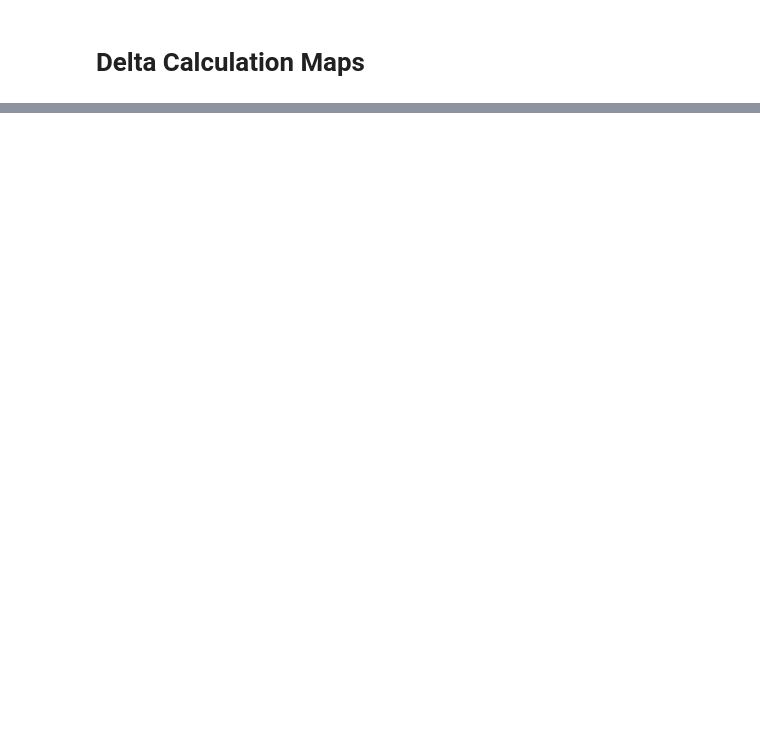
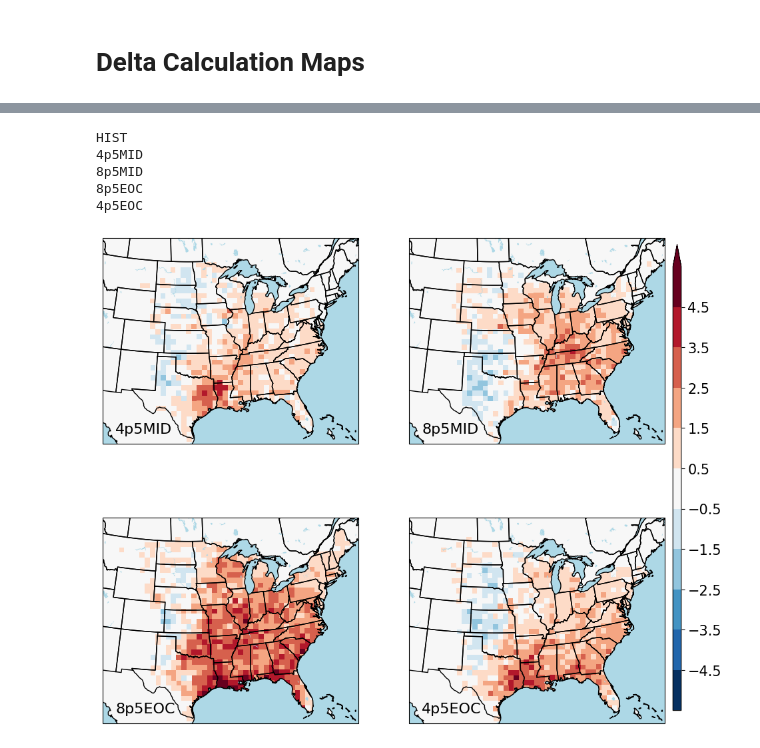
Before and after one commit to jcorner1/SYN_SERV, a Jupyter notebook: Code/Delta_Calculation_Maps.ipynb, the cells around one changed output, grey strips where cells are left out. Saved outputs shown, nothing was run; the diff lists cells and outputs as text; code cells hidden in the pictures; blank space fills up the shorter version.

Commit message:
Start delta maps

```diff
--- a/Code/Delta_Calculation_Maps.ipynb
+++ b/Code/Delta_Calculation_Maps.ipynb
@@ -14,5 +16,6 @@ import glob
 # %%
 from matplotlib.colors import ListedColormap, BoundaryNorm
+
 
 def div_colorbar():
 
@@ -37,7 +40,7 @@ def div_boundarynorm():
 
 
     cmap = div_colorbar()
-    classes = np.array(list(np.linspace(-22.5, 22.5, num=10)))
+    classes = np.array(list(np.linspace(-5, 5, num=11)))
     norm = BoundaryNorm(classes, ncolors=cmap.N)
 
     return cmap, norm
@@ -108,0 +51,77 @@ plt.show()
+# %%
+#load wrf-bcc dataframes
+df_HIST = pd.read_csv(f'/home/scratch/jcorner1/syn_sev/dataframes/HIST_UVV_REFC_regrid_threshold_dataframe.csv')
+df_8p5EOC = pd.concat(map(pd.read_csv, glob.glob('/home/scratch/jcorner1/syn_sev/dataframes/EOC8p5_UVV*')), ignore_index=True)
+df_4p5EOC = pd.concat(map(pd.read_csv, glob.glob('/home/scratch/jcorner1/syn_sev/dataframes/EOC4p5_UVV*')), ignore_index=True)
+df_8p5MID = pd.concat(map(pd.read_csv, glob.glob('/home/scratch/jcorner1/syn_sev/dataframes/MC8p5_UVV*')), ignore_index=True)
+df_4p5MID = pd.concat(map(pd.read_csv, glob.glob('/home/scratch/jcorner1/syn_sev/dataframes/MC4p5_UVV*')), ignore_index=True)
+
+#iterate through the epochs and threshold each based on UVV value
+epochs = ['HIST', '4p5MID', '8p5MID', '8p5EOC', '4p5EOC']
+
+for epoch in epochs:
+    locals()[f'df_{epoch}'] = locals()[f'df_{epoch}'][((locals()[f'df_{epoch}']['DBZ'] >= 40.0) & (locals()[f'df_{epoch}']['UVV'] >= 25.0))]
+    locals()[f'df_{epoch}']['Time'] = pd.to_datetime( locals()[f'df_{epoch}']['Time'])
+# %%
+#iterate through each epoch
+for epoch in epochs:
+    geog = xr.open_dataset("/home/scratch/WRF_BCC/geography/geo_em.d01.nc")
+    print(epoch)
+    df_wrf = locals()[f'df_{epoch}']
+    uhs = []
+
+    #iterate through each
+    for did, day in df_wrf.resample('24h', origin='1990-10-01 12:00:00', on='Time'):
+
+        results = np.zeros(shape=(899, 1399))
+        results[day.y.values.astype(int), day.x.values.astype(int)] = 1
+        uh_uvv = deepcopy(geog)
+        uh_uvv = uh_uvv.assign_coords({'Time': np.array([did])})
+        uh_uvv = uh_uvv.assign(UVV_DAYS = (('Time', 'south_north', 'west_east'), np.expand_dims(results, axis=0)))
+        uh_uvv = uh_uvv[['CLAT', 'CLONG', 'UVV_DAYS']].coarsen(south_north=20, west_east=20, boundary='trim').mean()
+        uh_uvv['UVV_DAYS'] = 1*(uh_uvv['UVV_DAYS'] > 0)
+
+        uhs.append(uh_uvv)
+
+    locals()[f'uhs_{epoch}'] = xr.concat(uhs, dim='Time')
+
+    if epoch != 'HIST':
+        locals()[f'delta_{epoch}'] = (np.sum(locals()[f'uhs_{epoch}'].UVV_DAYS.values, axis=0) - np.sum(uhs_HIST.UVV_DAYS.values, axis=0)) / 15
+# %% [output]
+HIST
+4p5MID
+8p5MID
+8p5EOC
+4p5EOC
+# %%
+#Plot the data
+fig = plt.figure(figsize=(12.5,10))
+plt.tick_params(left = False, right = False , labelleft = False ,
+                    labelbottom = False, bottom = False)
+
+divnorm=colors.TwoSlopeNorm(vmin=-5.5, vcenter=0., vmax=5.5)
+
+plt.subplots_adjust(right=0.8)
+cbar_ax = fig.add_axes([0.81, 0.15, 0.01, 0.7])
+
+for i in range(len(epochs[1:])):
+
+    ax = plt.subplot(2, 2, i+1, projection=ccrs.LambertConformal(central_longitude=-98, central_latitude=35))
+    c = ax.pcolormesh(uhs_HIST.CLONG.values[0,:,:], uhs_HIST.CLAT.values[0,:,:],locals()[f'delta_{epochs[1:][i]}'],
+                      transform=cartopy.crs.PlateCarree(), cmap=cmap, norm=divnorm)
+
+    ax.add_feature(cartopy.feature.STATES, zorder=2)
+    ax.add_feature(cartopy.feature.COASTLINE, zorder=3)
+    ax.add_feature(cartopy.feature.LAND, facecolor='white')
+    ax.add_feature(cartopy.feature.OCEAN, facecolor='lightblue', zorder=2)
+    ax.add_feature(cartopy.feature.LAKES, facecolor='lightblue')
+
+    ax.set_extent([-110, -74, 24.5, 50])
+
+    ax.annotate(f'{epochs[1:][i]}', (0.05,0.05),fontsize=16, xycoords='axes fraction')
+
+cbar = plt.colorbar(c,ticks=np.array(range(-5, 5, 1))+0.5, pad=0.01, extend='max', ax=ax, cax=cbar_ax)
+cbar.ax.tick_params(labelsize=15)
+plt.show()
+# %% [output]
+[figure, added]
```
Also changed, not shown: parts of 3 cells of this notebook, 3 other files.
